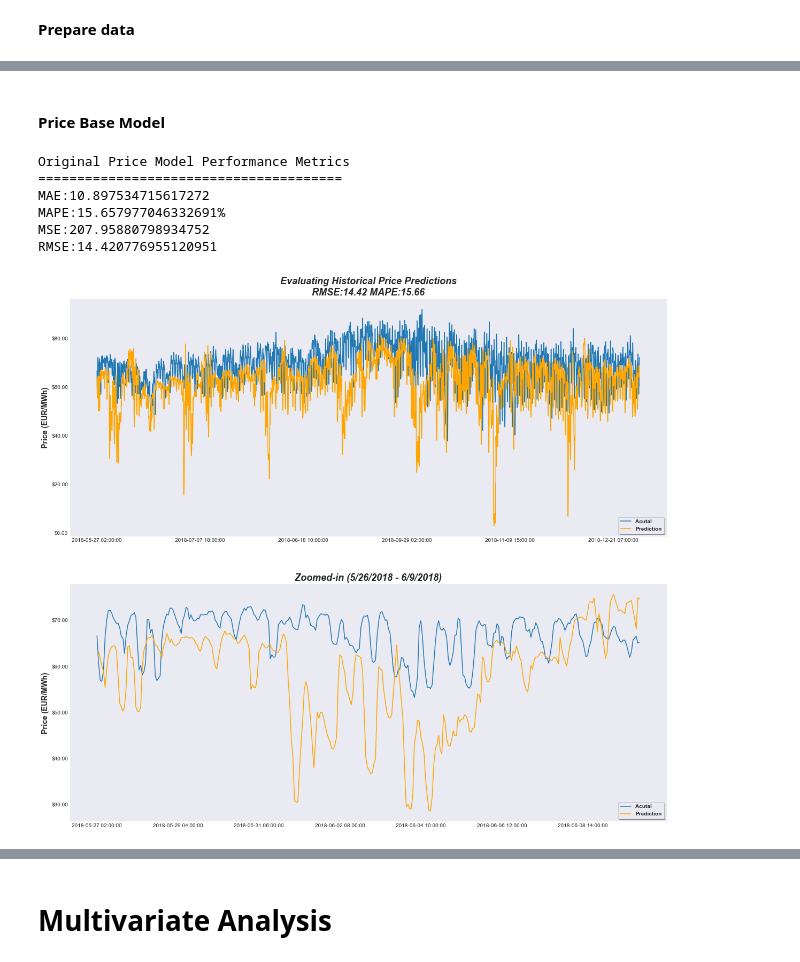
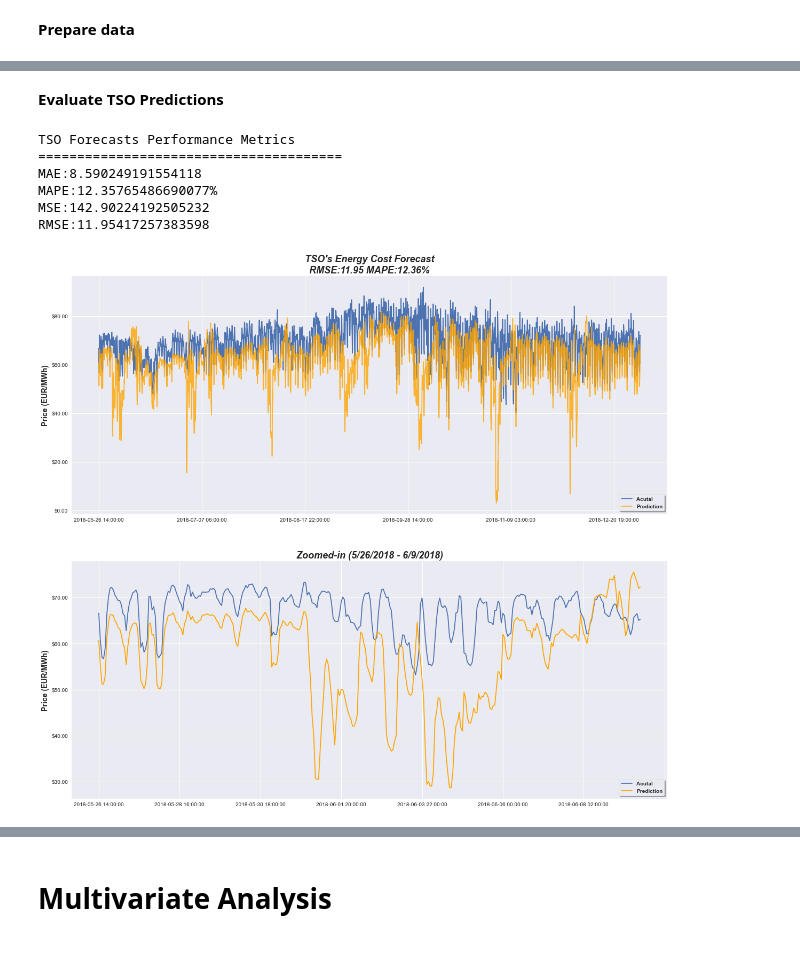
Before and after one commit to KishenSharma6/SpainEnergyAnalysis, a Jupyter notebook: Project_Codes/04_Modeling/2020_0622_Model_Development.ipynb, the cells around one changed output, grey strips where cells are left out. Drawn from its saved outputs; the diff is of its cells as text; code cells hidden in the pictures.

```diff
--- a/Project_Codes/04_Modeling/2020_0622_Model_Development.ipynb
+++ b/Project_Codes/04_Modeling/2020_0622_Model_Development.ipynb
@@ -17,7 +17,7 @@ pd.options.display.max_rows = 100
 pd.options.display.max_columns = 100
 
 #Set style for matplotlib and fontdict for plots
-plt.style.use('seaborn-dark')
+plt.style.use('seaborn')
 title_dict= {'fontsize':18,
             'style': 'italic',
             'fontweight': 'semibold'}
@@ -28,18 +28,21 @@ label_dict= {'fontsize':14,
 #Surpress annoying warnings
 import warnings
 warnings.filterwarnings('ignore')
+
+#Set path to write visuals
+eda_path = r'C:\Users\kishe\Documents\Data Science\Projects\Python Projects\In Progress\Spain Hourly Energy Demand and Weather\Visualizations\03_Modeling'
+
+#Set path to data
+path = r'\Users\kishe\Documents\Data Science\Projects\Python Projects\In Progress\Spain Hourly Energy Demand and Weather\Data\03_Processed_Data'
 # %% [markdown]
 **Read in data**
 # %%
-#Set path to data
-path = r'\Users\kishe\Documents\Data Science\Projects\Python Projects\In Progress\Spain Hourly Energy Demand and Weather\Data\03_Processed_Data'
-
 #Read in training and test data
 X_train = pd.read_csv(path + '/2020_0624_Training_Data.csv', index_col=0)
 X_test = pd.read_csv(path + '/2020_0624_Test_Data.csv', index_col=0)
 
 #Read in price and load forecasts data
-data_forecasts = pd.read_csv(path + '/2020_0620_Data_Forecasts.csv', index_col=0)
+data_forecasts = pd.read_csv(path + '/2020_710_tso_predictions.csv', index_col=0)
 # %% [markdown]
 **Preview Data**
 # %%
@@ -118,42 +91,45 @@ Name: price_forecast, Length: 5257, dtype: float64
-# %% [markdown]
-#### Price Base Model
+# %%
+#Get TSO forecasts for test data
+tso_predictions = data_forecasts['price_day_ahead']
+actual = X_test['price_actual']
+# %% [markdown]
+**Evaluate TSO Predictions**
 # %%
 #Read in model_performance to capture metrics and timeseries_plot to plot timeseries
 from TimeSeriesStats import model_performance
 from TimeseriesPlotter import timeseries_plot
 
-#Capture predictions
-predictions = price_test.values
-actual = X_test['price_actual'].values
-
 #Evaluate price preditions
-metrics = model_performance(predictions, actual, 'Original Price Model')
+metrics = model_performance(tso_predictions.values, actual.values, 'TSO Forecasts')
 
 #Create fig
 f, ax = plt.subplots(2,1,figsize = (20,18))
 
 #Plot original data
-timeseries_plot(X_test['price_actual'], ax = ax[0])
-timeseries_plot(price_test,title='Evaluating Historical Price Predictions\nRMSE:{} MAPE:{}'.format(round(metrics['RMSE'],2),round(metrics['MAPE'],2)),
+timeseries_plot(actual, ax = ax[0])
+timeseries_plot(tso_predictions,title='TSO\'s Energy Cost Forecast\nRMSE:{} MAPE:{}%'.format(round(metrics['RMSE'],2),round(metrics['MAPE'],2)),
                  ylabel='Price (EUR/MWh)',label_dict=label_dict,
-                title_dict=title_dict, color = 'orange', ax = ax[0])
+                title_dict=title_dict, color = 'orange', ax = ax[0], alpha = .8)
 
 #Plot zoomed data
-timeseries_plot(X_test['price_actual'][:24*14], ax = ax[1])
-timeseries_plot(price_test[:24*14],title='Zoomed-in (5/26/2018 - 6/9/2018)', title_dict=title_dict, ylabel='Price (EUR/MWh)',label_dict=label_dict,
+timeseries_plot(actual[:24*14], ax = ax[1])
+timeseries_plot(tso_predictions[:24*14],title='Zoomed-in (5/26/2018 - 6/9/2018)', title_dict=title_dict, ylabel='Price (EUR/MWh)',label_dict=label_dict,
                  color = 'orange', ax = ax[1])
 
 ###Set plot aesthetics###
 ax[0].get_yaxis().set_major_formatter(plt.FuncFormatter(lambda x, loc: "${:}.00".format(int(x))));
 ax[0].legend(['Acutal', 'Prediction'],prop=dict(weight='bold'),fontsize = 14, shadow = True, frameon=True, loc = 'lower right')
 
 ax[1].get_yaxis().set_major_formatter(plt.FuncFormatter(lambda x, loc: "${:}.00".format(int(x))));
 ax[1].legend(['Acutal', 'Prediction'], prop=dict(weight='bold'),shadow =True,frameon=True, fontsize = 14,loc = 'lower right');
+
+#Write visual to path
+plt.savefig(eda_path + '/TSO_Cost_Predictions.png',bbox_inches='tight')
 # %% [output]
-Original Price Model Performance Metrics
+TSO Forecasts Performance Metrics
 =======================================
-MAE:10.897534715617272
-MAPE:15.657977046332691%
-MSE:207.95880798934752
-RMSE:14.420776955120951
+MAE:8.590249191554118
+MAPE:12.35765486690077%
+MSE:142.90224192505232
+RMSE:11.95417257383598
-[figure, old version]
+[figure, new version]
```
Also changed, not shown: parts of 12 cells of this notebook, 4 other files.
